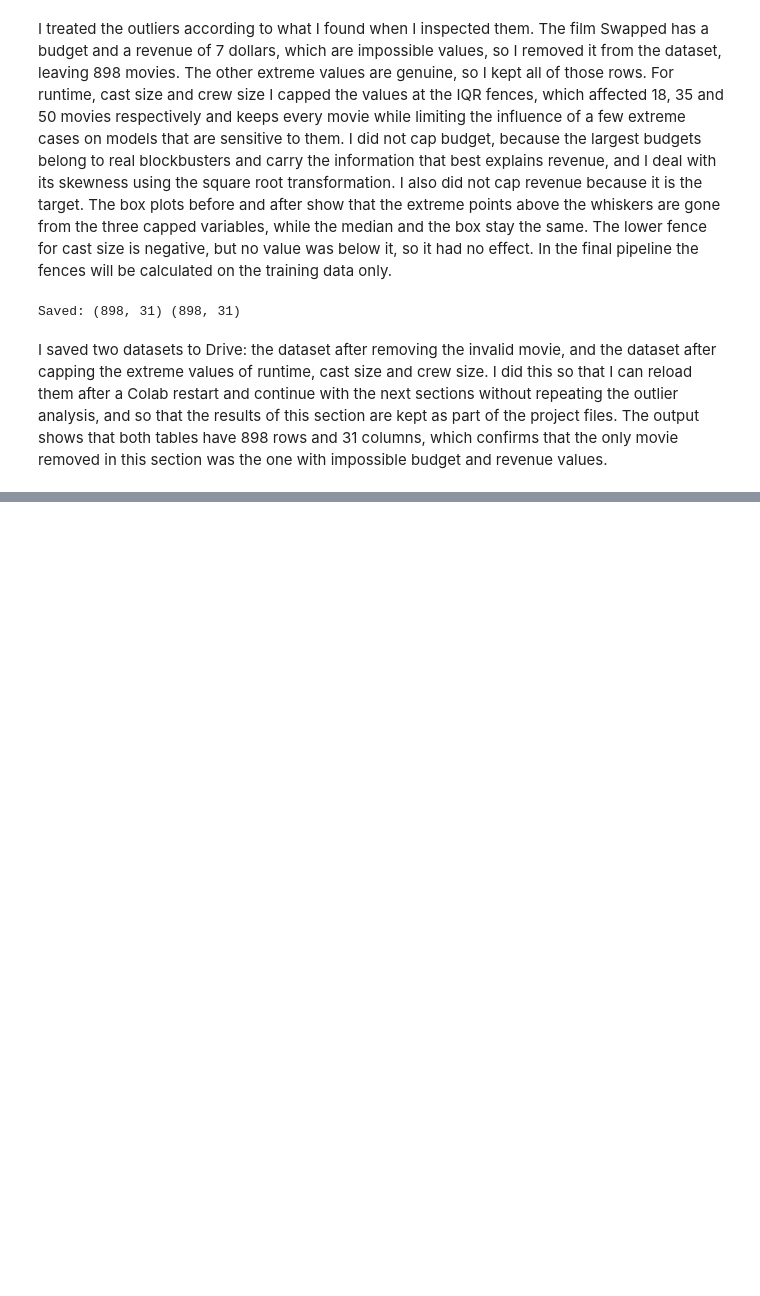
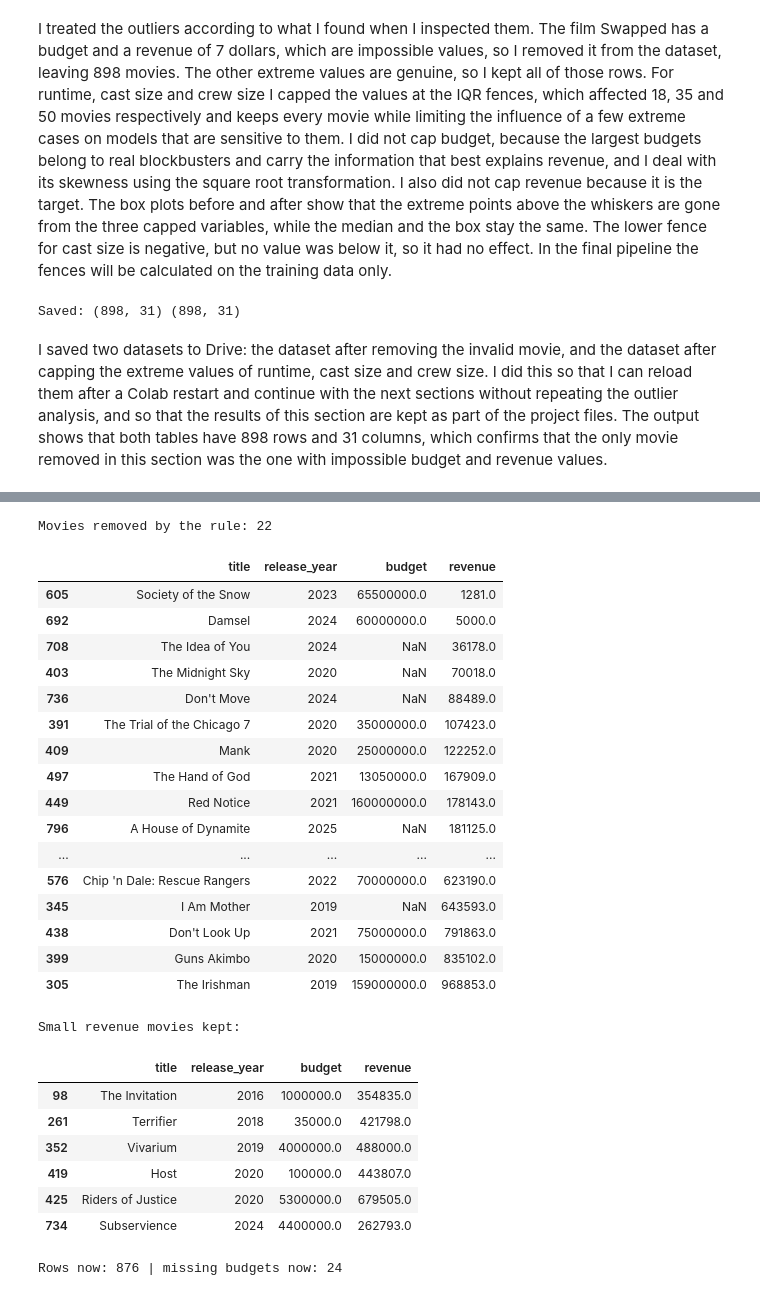
Before and after one commit to eishaiqbal767-cmyk/AI-TMBD-MOVIES-PROJECT, a Jupyter notebook: Notebooks/TMBD_Project.ipynb, the cells around one changed output, grey strips where cells are left out. Drawn from its saved outputs; the diff is of its cells as text; code cells hidden in the pictures; blank space fills up the shorter version.

```diff
--- a/Notebooks/TMBD_Project.ipynb
+++ b/Notebooks/TMBD_Project.ipynb
@@ -1194,0 +1279,39 @@ I saved two datasets to Drive: the dataset after removing the invalid movie, and
+# %%
+scope_rule = (y_all < 1_000_000) & ((X_all['budget'] >= 10_000_000) | X_all['budget'].isnull())
+print('Movies removed by the rule:', scope_rule.sum())
+display(feat.loc[scope_rule, ['title', 'release_year', 'budget', 'revenue']].sort_values('revenue'))
+print('Small revenue movies kept:')
+display(feat.loc[(y_all < 1_000_000) & ~scope_rule, ['title', 'release_year', 'budget', 'revenue']])
+
+X_all, y_all, feat = X_all[~scope_rule], y_all[~scope_rule], feat[~scope_rule]
+print('Rows now:', len(X_all), '| missing budgets now:', X_all['budget'].isnull().sum())
+
+pd.concat([X_all, y_all], axis=1).to_csv(f'{PROC_DIR}/tmdb_features_final.csv', index=False)
+# %% [output]
+Movies removed by the rule: 22
+|  | title | release_year | budget | revenue |
+| 605 | Society of the Snow | 2023 | 65500000.0 | 1281.0 |
+| 692 | Damsel | 2024 | 60000000.0 | 5000.0 |
+| 708 | The Idea of You | 2024 | NaN | 36178.0 |
+| 403 | The Midnight Sky | 2020 | NaN | 70018.0 |
+| 736 | Don't Move | 2024 | NaN | 88489.0 |
+| 391 | The Trial of the Chicago 7 | 2020 | 35000000.0 | 107423.0 |
+| 409 | Mank | 2020 | 25000000.0 | 122252.0 |
+| 497 | The Hand of God | 2021 | 13050000.0 | 167909.0 |
+| 449 | Red Notice | 2021 | 160000000.0 | 178143.0 |
+| 796 | A House of Dynamite | 2025 | NaN | 181125.0 |
+| ... | ... | ... | ... | ... |
+| 576 | Chip 'n Dale: Rescue Rangers | 2022 | 70000000.0 | 623190.0 |
+| 345 | I Am Mother | 2019 | NaN | 643593.0 |
+| 438 | Don't Look Up | 2021 | 75000000.0 | 791863.0 |
+| 399 | Guns Akimbo | 2020 | 15000000.0 | 835102.0 |
+| 305 | The Irishman | 2019 | 159000000.0 | 968853.0 |
+Small revenue movies kept:
+|  | title | release_year | budget | revenue |
+| 98 | The Invitation | 2016 | 1000000.0 | 354835.0 |
+| 261 | Terrifier | 2018 | 35000.0 | 421798.0 |
+| 352 | Vivarium | 2019 | 4000000.0 | 488000.0 |
+| 419 | Host | 2020 | 100000.0 | 443807.0 |
+| 425 | Riders of Justice | 2020 | 5300000.0 | 679505.0 |
+| 734 | Subservience | 2024 | 4400000.0 | 262793.0 |
+Rows now: 876 | missing budgets now: 24
```
Also changed, not shown: parts of 22 cells of this notebook.
